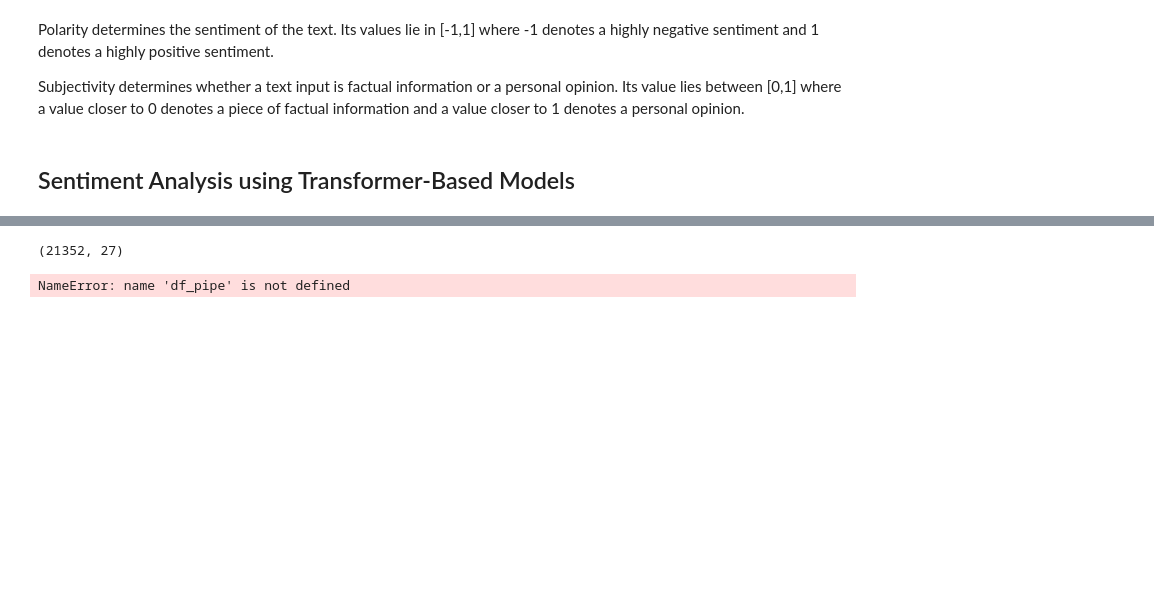
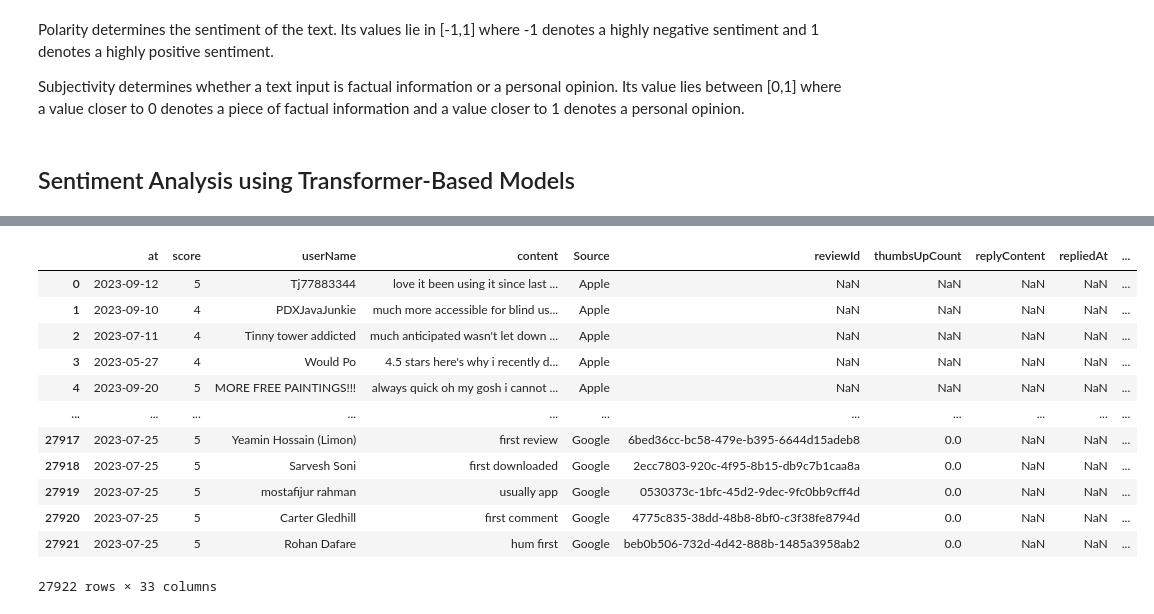
Before and after one commit to dschjanice/capstone_chat-gpt, a Jupyter notebook: notebooks/3_sentiment-reviewwise.ipynb, the cells around one changed output, grey strips where cells are left out. Cells and saved outputs as stored; diff of their text form; code cells hidden in the pictures; blank space fills up the shorter version.

Commit message:
Updates for the Dashboard and some small refinement for the topic and sentiment analysis

```diff
--- a/notebooks/3_sentiment-reviewwise.ipynb
+++ b/notebooks/3_sentiment-reviewwise.ipynb
@@ -141,6 +140,7 @@ vad_cat = []
 vad_neg = []
 vad_neu = []
 vad_pos = []
+vad_comp = []
 
 for sentence in tqdm(df_zero['content']):
      sid = SentimentIntensityAnalyzer()
@@ -150,5 +150,6 @@ for sentence in tqdm(df_zero['content']):
          vad_neg.append(ss['neg'])
          vad_neu.append(ss['neu'])
          vad_pos.append(ss['pos'])
+         vad_comp.append(ss['compound'])
 # %%
 df_vader_prep = pd.DataFrame({ 'vader_cat': vad_cat,
@@ -193,3 +199,9 @@ pip install xformers.
+# %%
+def strip_len(rev):
+    content = rev[0:511]
+    return content
+# %%
+df['content'] = df['content'].apply(strip_len)
 # %%
 #candidate_labels = list(category_map.values())
 pipe_cat = []
@@ -213,12 +225,24 @@ df_pipe_prep = pd.DataFrame({ 'pipe_cat': pipe_cat,
 
 # Load df
 df_blob = pd.read_csv(
-    "../data/ChatGPT-play-reviews-sentiment.csv"
+    "../data/ChatGPT-play-reviews-combined_sentiment.csv"
 )
 
 df_pipe= pd.merge(df_blob, df_pipe_prep, left_index=True, right_index=True)
-# %%
-df_blob.shape
-# %% [output]
-(21352, 27)
+# %%
+df_pipe
+# %% [output]
+|  | at | score | userName | content | Source | reviewId | thumbsUpCount | replyContent | repliedAt | ... |
+| 0 | 2023-09-12 | 5 | Tj77883344 | love it been using it since last ... | Apple | NaN | NaN | NaN | NaN | ... |
+| 1 | 2023-09-10 | 4 | PDXJavaJunkie | much more accessible for blind us... | Apple | NaN | NaN | NaN | NaN | ... |
+| 2 | 2023-07-11 | 4 | Tinny tower addicted | much anticipated wasn't let down ... | Apple | NaN | NaN | NaN | NaN | ... |
+| 3 | 2023-05-27 | 4 | Would Po | 4.5 stars here's why i recently d... | Apple | NaN | NaN | NaN | NaN | ... |
+| 4 | 2023-09-20 | 5 | MORE FREE PAINTINGS!!! | always quick oh my gosh i cannot ... | Apple | NaN | NaN | NaN | NaN | ... |
+| ... | ... | ... | ... | ... | ... | ... | ... | ... | ... | ... |
+| 27917 | 2023-07-25 | 5 | Yeamin Hossain (Limon) | first review | Google | 6bed36cc-bc58-479e-b395-6644d15adeb8 | 0.0 | NaN | NaN | ... |
+| 27918 | 2023-07-25 | 5 | Sarvesh Soni | first downloaded | Google | 2ecc7803-920c-4f95-8b15-db9c7b1caa8a | 0.0 | NaN | NaN | ... |
+| 27919 | 2023-07-25 | 5 | mostafijur rahman | usually app | Google | 0530373c-1bfc-45d2-9dec-9fc0bb9cff4d | 0.0 | NaN | NaN | ... |
+| 27920 | 2023-07-25 | 5 | Carter Gledhill | first comment | Google | 4775c835-38dd-48b8-8bf0-c3f38fe8794d | 0.0 | NaN | NaN | ... |
+| 27921 | 2023-07-25 | 5 | Rohan Dafare | hum first | Google | beb0b506-732d-4d42-888b-1485a3958ab2 | 0.0 | NaN | NaN | ... |
+27922 rows × 33 columns
 # %%
@@ -230,5 +255 @@ df_pipe = pd.read_csv(
 )
-# %%
-df_pipe.columns
-# %% [output]
-NameError: name 'df_pipe' is not defined
```
Also changed, not shown: parts of 18 cells of this notebook, 8 other files.
